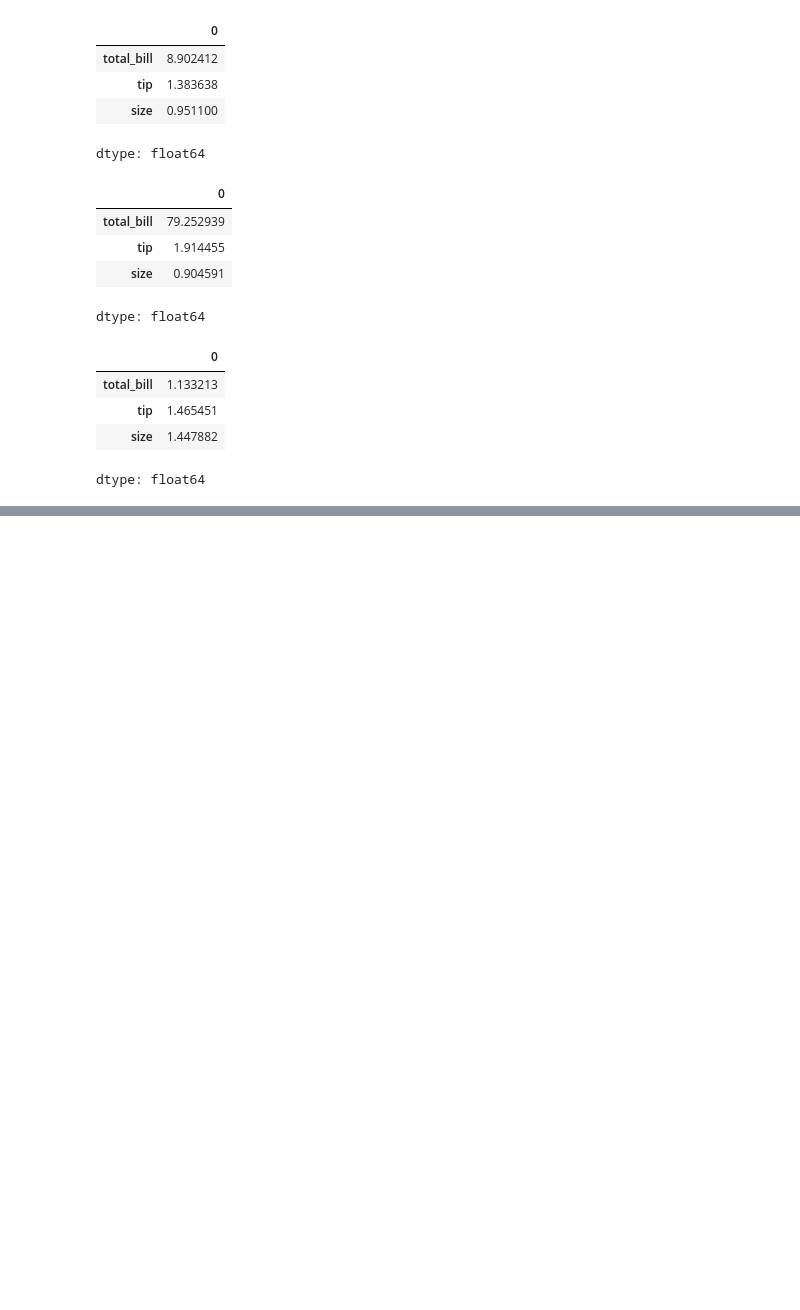
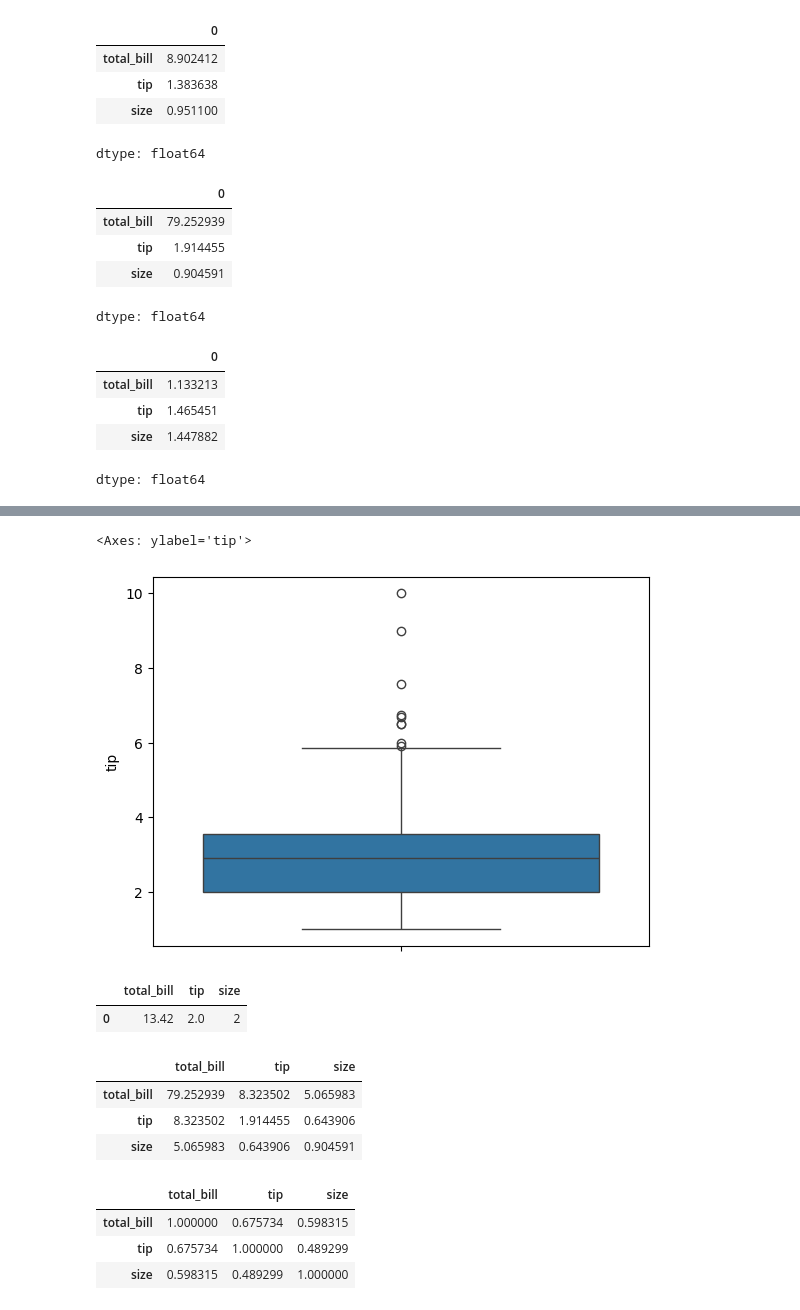
Before and after one commit to aswin-ar3669/IS-Python-Basics, a Jupyter notebook: IS_Class_3_Statistics.ipynb, the cells around one changed output, grey strips where cells are left out. Drawn from its saved outputs; the diff is of its cells as text; code cells hidden in the pictures; blank space fills up the shorter version.

```diff
--- a/IS_Class_3_Statistics.ipynb
+++ b/IS_Class_3_Statistics.ipynb
@@ -181,0 +190,24 @@ sns.distplot(num_df['total_bill'])
+# %%
+sns.boxplot(num_df['tip'])
+# %% [output]
+<Axes: ylabel='tip'>
+[figure, added]
+# %%
+num_df.mode()
+# %% [output]
+|  | total_bill | tip | size |
+| 0 | 13.42 | 2.0 | 2 |
+# %%
+num_df.cov()
+# %% [output]
+|  | total_bill | tip | size |
+| total_bill | 79.252939 | 8.323502 | 5.065983 |
+| tip | 8.323502 | 1.914455 | 0.643906 |
+| size | 5.065983 | 0.643906 | 0.904591 |
+# %%
+num_df.corr()
+# %% [output]
+|  | total_bill | tip | size |
+| total_bill | 1.000000 | 0.675734 | 0.598315 |
+| tip | 0.675734 | 1.000000 | 0.489299 |
+| size | 0.598315 | 0.489299 | 1.000000 |
```
Also changed, not shown: parts of 4 cells of this notebook.
